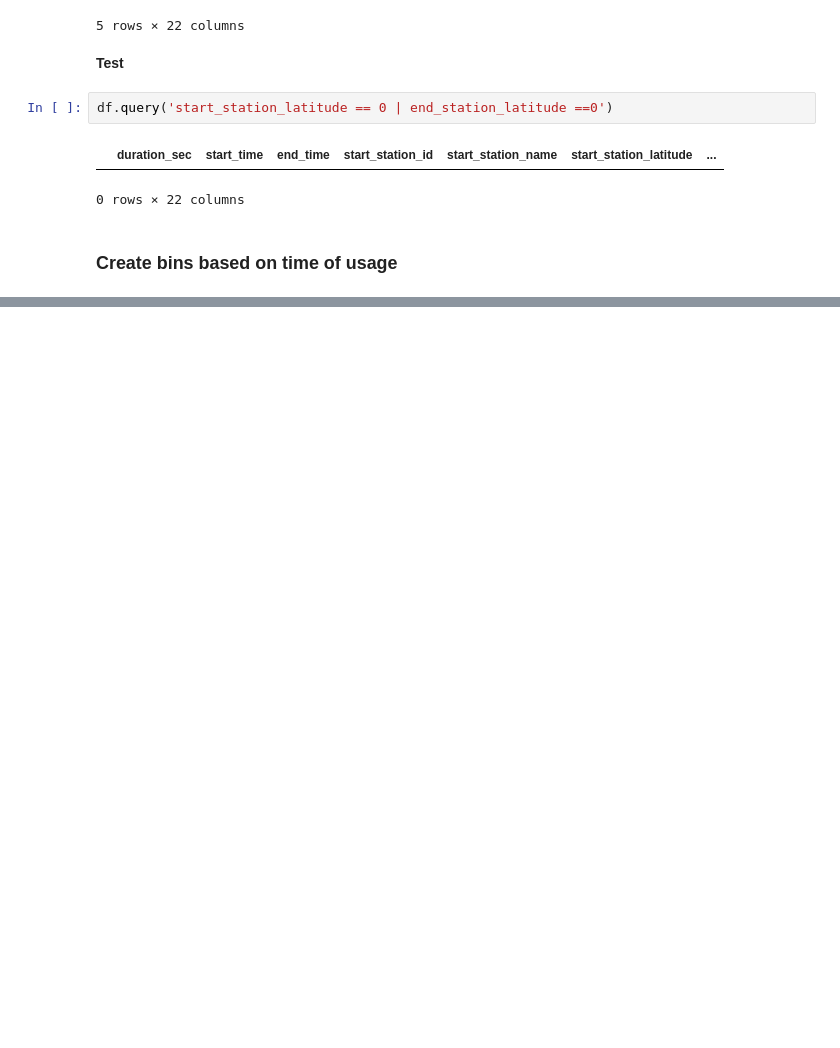
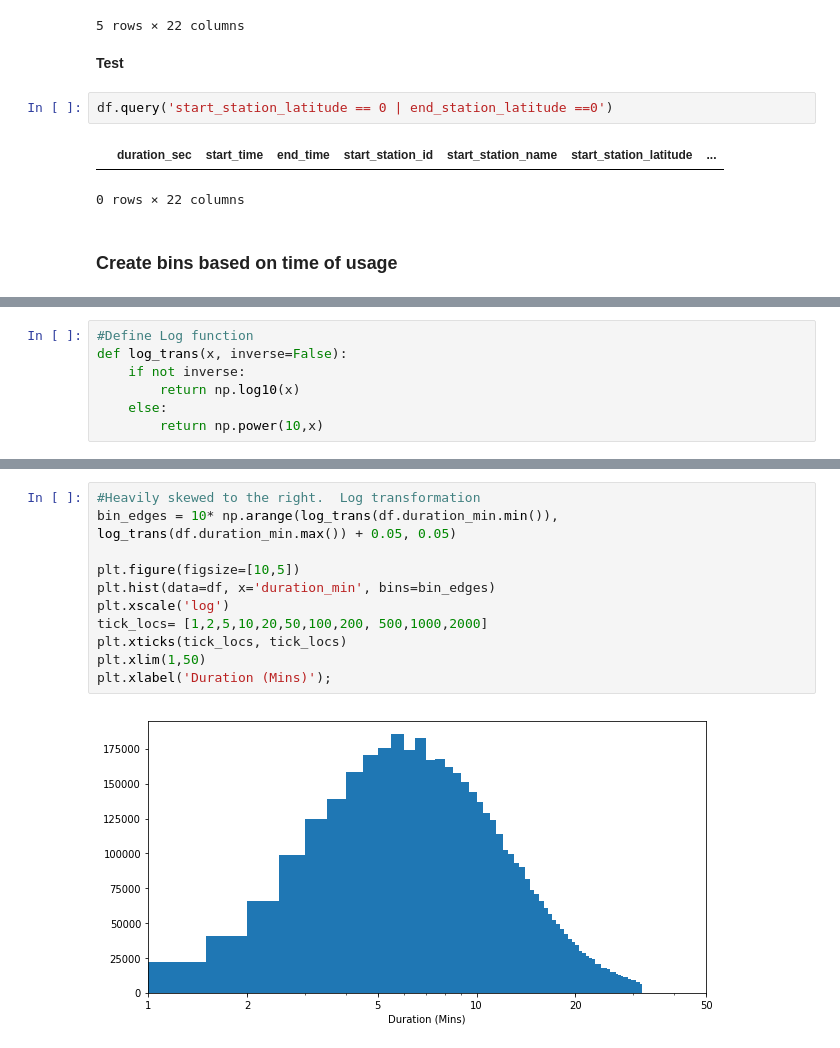
Before and after one commit to sclkan/Lyft-Analysis, a Jupyter notebook: lyft_baywheels_analysis.ipynb, the cells around one changed output, grey strips where cells are left out. Drawn from its saved outputs; the diff is of its cells as text; blank space fills up the shorter version.

```diff
--- a/lyft_baywheels_analysis.ipynb
+++ b/lyft_baywheels_analysis.ipynb
@@ -281,0 +289,7 @@ df['period'] = pd.cut(df['start_hour'], bin_edges, labels=bin_name, right=False)
+# %%
+#Define Log function
+def log_trans(x, inverse=False):
+    if not inverse:
+        return np.log10(x)
+    else:
+        return np.power(10,x)
@@ -281,0 +306,13 @@ df['period'] = pd.cut(df['start_hour'], bin_edges, labels=bin_name, right=False)
+# %%
+#Heavily skewed to the right.  Log transformation
+bin_edges = 10* np.arange(log_trans(df.duration_min.min()), log_trans(df.duration_min.max()) + 0.05, 0.05)
+
+plt.figure(figsize=[10,5])
+plt.hist(data=df, x='duration_min', bins=bin_edges)
+plt.xscale('log')
+tick_locs= [1,2,5,10,20,50,100,200, 500,1000,2000]
+plt.xticks(tick_locs, tick_locs)
+plt.xlim(1,50)
+plt.xlabel('Duration (Mins)');
+# %% [output]
+[figure, added]
```
Also changed, not shown: parts of 17 cells of this notebook.
